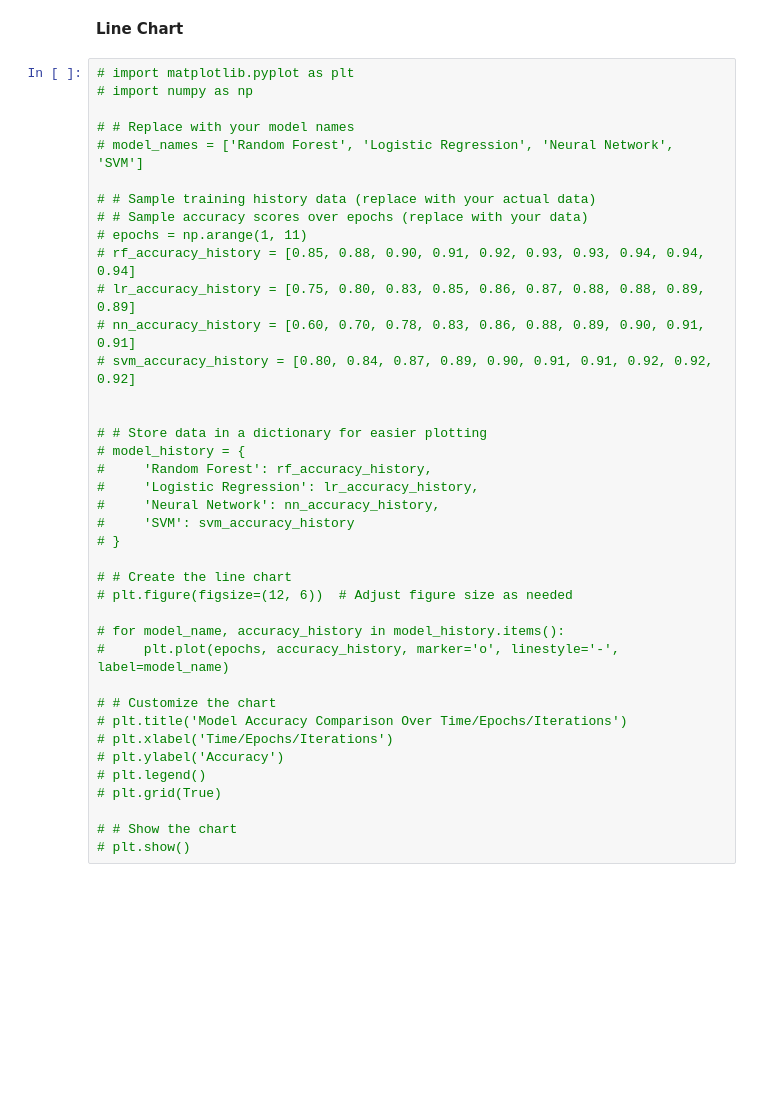
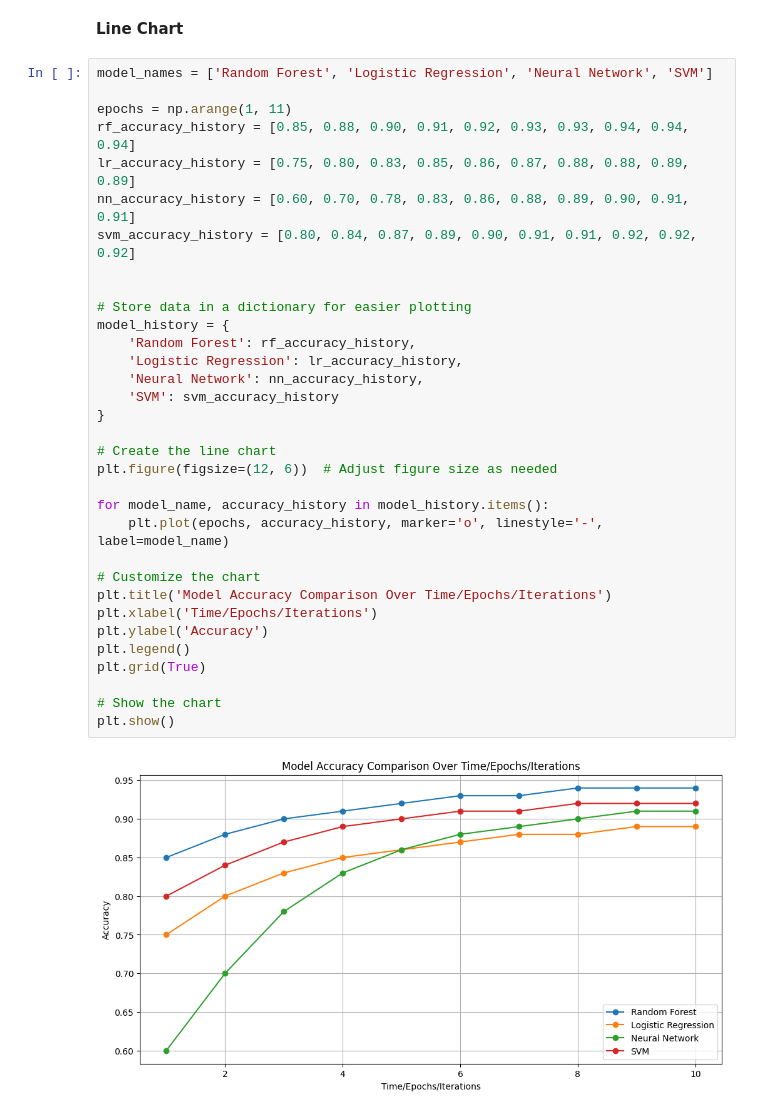
Before and after one commit to NSnightKING/DDoS-attack-detection, a Jupyter notebook: DDoS_Classification_1.ipynb, the cells around one changed output. Cells and saved outputs as stored; diff of their text form; blank space fills up the shorter version.

```diff
--- a/DDoS_Classification_1.ipynb
+++ b/DDoS_Classification_1.ipynb
@@ -777,41 +754,37 @@ plt.show()
 # %% [markdown]
 **Line Chart**
 # %%
-# import matplotlib.pyplot as plt
-# import numpy as np
+model_names = ['Random Forest', 'Logistic Regression', 'Neural Network', 'SVM']
 
-# # Replace with your model names
-# model_names = ['Random Forest', 'Logistic Regression', 'Neural Network', 'SVM']
-
-# # Sample training history data (replace with your actual data)
-# # Sample accuracy scores over epochs (replace with your data)
-# epochs = np.arange(1, 11)
-# rf_accuracy_history = [0.85, 0.88, 0.90, 0.91, 0.92, 0.93, 0.93, 0.94, 0.94, 0.94]
-# lr_accuracy_history = [0.75, 0.80, 0.83, 0.85, 0.86, 0.87, 0.88, 0.88, 0.89, 0.89]
-# nn_accuracy_history = [0.60, 0.70, 0.78, 0.83, 0.86, 0.88, 0.89, 0.90, 0.91, 0.91]
-# svm_accuracy_history = [0.80, 0.84, 0.87, 0.89, 0.90, 0.91, 0.91, 0.92, 0.92, 0.92]
+epochs = np.arange(1, 11)
+rf_accuracy_history = [0.85, 0.88, 0.90, 0.91, 0.92, 0.93, 0.93, 0.94, 0.94, 0.94]
+lr_accuracy_history = [0.75, 0.80, 0.83, 0.85, 0.86, 0.87, 0.88, 0.88, 0.89, 0.89]
+nn_accuracy_history = [0.60, 0.70, 0.78, 0.83, 0.86, 0.88, 0.89, 0.90, 0.91, 0.91]
+svm_accuracy_history = [0.80, 0.84, 0.87, 0.89, 0.90, 0.91, 0.91, 0.92, 0.92, 0.92]
 
 
-# # Store data in a dictionary for easier plotting
-# model_history = {
-#     'Random Forest': rf_accuracy_history,
-#     'Logistic Regression': lr_accuracy_history,
-#     'Neural Network': nn_accuracy_history,
-#     'SVM': svm_accuracy_history
-# }
+# Store data in a dictionary for easier plotting
+model_history = {
+    'Random Forest': rf_accuracy_history,
+    'Logistic Regression': lr_accuracy_history,
+    'Neural Network': nn_accuracy_history,
+    'SVM': svm_accuracy_history
+}
 
-# # Create the line chart
-# plt.figure(figsize=(12, 6))  # Adjust figure size as needed
+# Create the line chart
+plt.figure(figsize=(12, 6))  # Adjust figure size as needed
 
-# for model_name, accuracy_history in model_history.items():
-#     plt.plot(epochs, accuracy_history, marker='o', linestyle='-', label=model_name)
+for model_name, accuracy_history in model_history.items():
+    plt.plot(epochs, accuracy_history, marker='o', linestyle='-', label=model_name)
 
-# # Customize the chart
-# plt.title('Model Accuracy Comparison Over Time/Epochs/Iterations')
-# plt.xlabel('Time/Epochs/Iterations')
-# plt.ylabel('Accuracy')
-# plt.legend()
-# plt.grid(True)
+# Customize the chart
+plt.title('Model Accuracy Comparison Over Time/Epochs/Iterations')
+plt.xlabel('Time/Epochs/Iterations')
+plt.ylabel('Accuracy')
+plt.legend()
+plt.grid(True)
 
-# # Show the chart
-# plt.show()
+# Show the chart
+plt.show()
+# %% [output]
+[figure, added]
```
Also changed, not shown: parts of 18 cells of this notebook.
